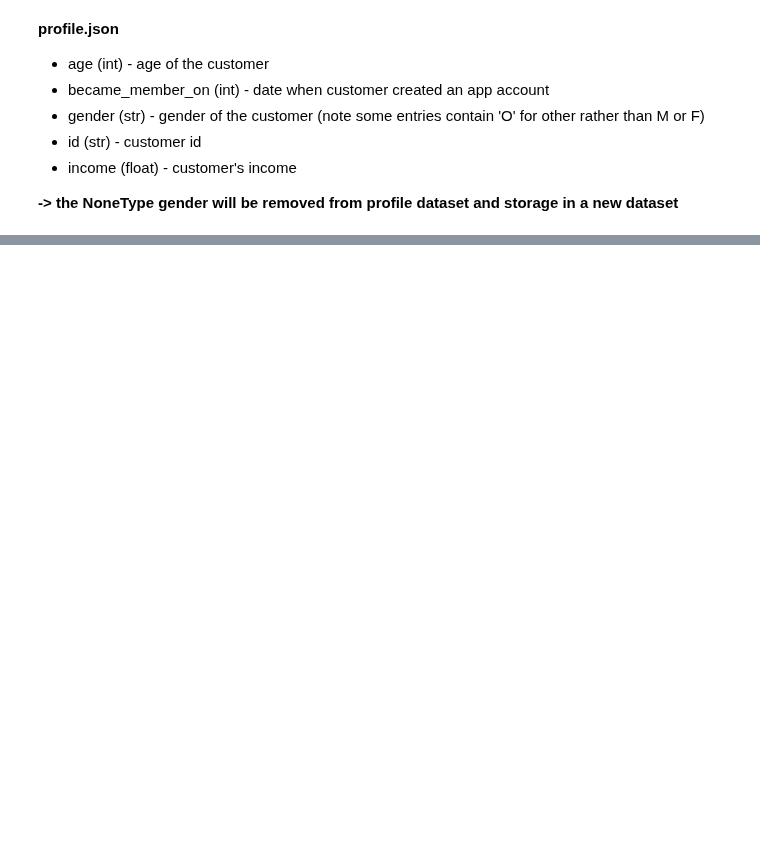
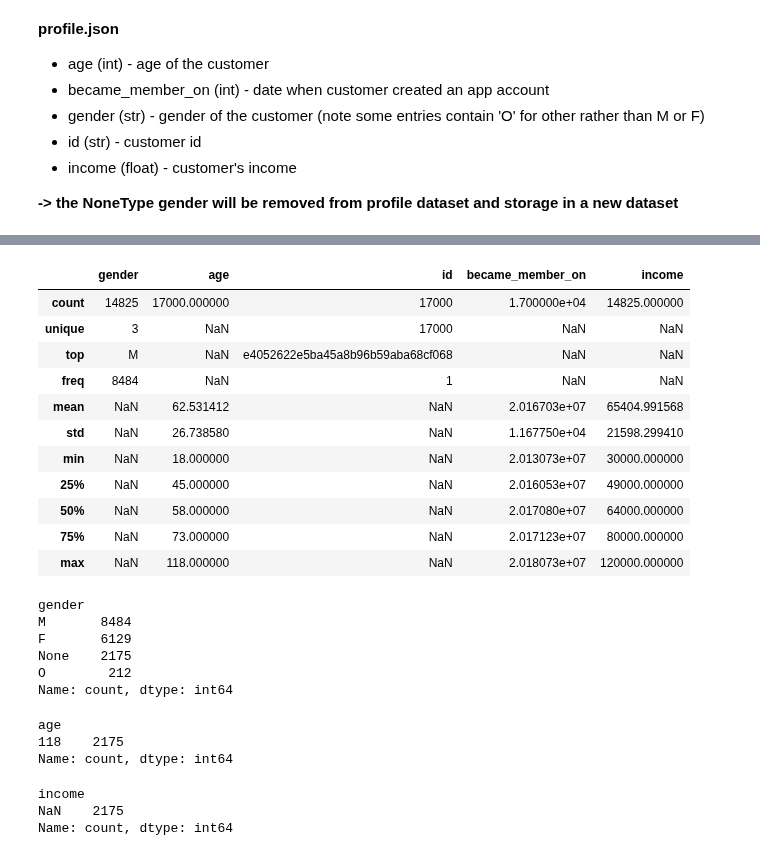
Before and after one commit to Niltonjuniorphd/Starbucks_project, a Jupyter notebook: Starbucks_Capstone_notebook.ipynb, the cells around one changed output, grey strips where cells are left out. Drawn from its saved outputs; the diff is of its cells as text; code cells hidden in the pictures; blank space fills up the shorter version.

```diff
--- a/Starbucks_Capstone_notebook.ipynb
+++ b/Starbucks_Capstone_notebook.ipynb
@@ -130,0 +184,36 @@ profile.head()
+# %%
+profile_raw.describe(include='all')
+# %% [output]
+|  | gender | age | id | became_member_on | income |
+| count | 14825 | 17000.000000 | 17000 | 1.700000e+04 | 14825.000000 |
+| unique | 3 | NaN | 17000 | NaN | NaN |
+| top | M | NaN | e4052622e5ba45a8b96b59aba68cf068 | NaN | NaN |
+| freq | 8484 | NaN | 1 | NaN | NaN |
+| mean | NaN | 62.531412 | NaN | 2.016703e+07 | 65404.991568 |
+| std | NaN | 26.738580 | NaN | 1.167750e+04 | 21598.299410 |
+| min | NaN | 18.000000 | NaN | 2.013073e+07 | 30000.000000 |
+| 25% | NaN | 45.000000 | NaN | 2.016053e+07 | 49000.000000 |
+| 50% | NaN | 58.000000 | NaN | 2.017080e+07 | 64000.000000 |
+| 75% | NaN | 73.000000 | NaN | 2.017123e+07 | 80000.000000 |
+| max | NaN | 118.000000 | NaN | 2.018073e+07 | 120000.000000 |
+# %%
+profile_raw['gender'].value_counts(dropna=False)
+# %% [output]
+gender
+M       8484
+F       6129
+None    2175
+O        212
+Name: count, dtype: int64
+# %%
+profile_raw[profile_raw['gender'].isna()]['age'].value_counts(dropna=False)
+# %% [output]
+age
+118    2175
+Name: count, dtype: int64
+# %%
+profile_raw[profile_raw['gender'].isna()]['income'].value_counts(dropna=False)
+# %% [output]
+income
+NaN    2175
+Name: count, dtype: int64
```
Also changed, not shown: parts of 57 cells of this notebook.
